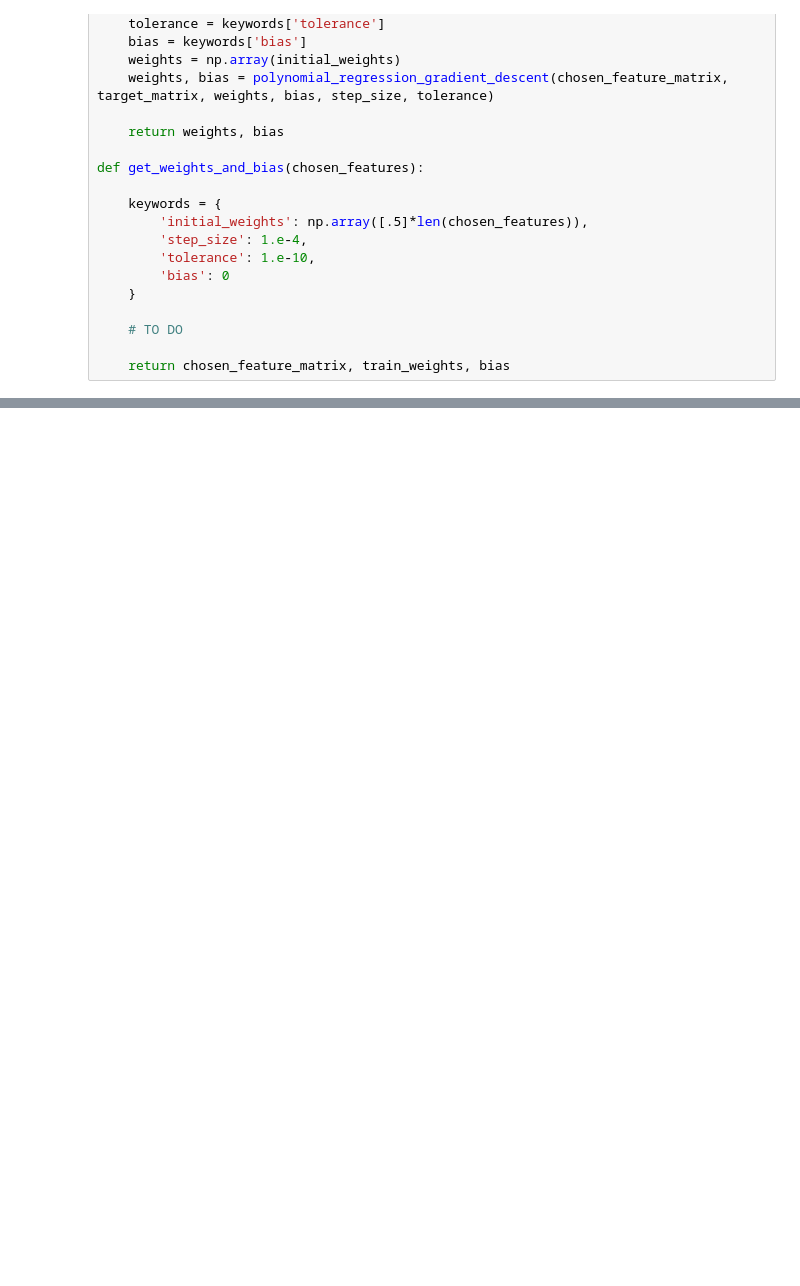
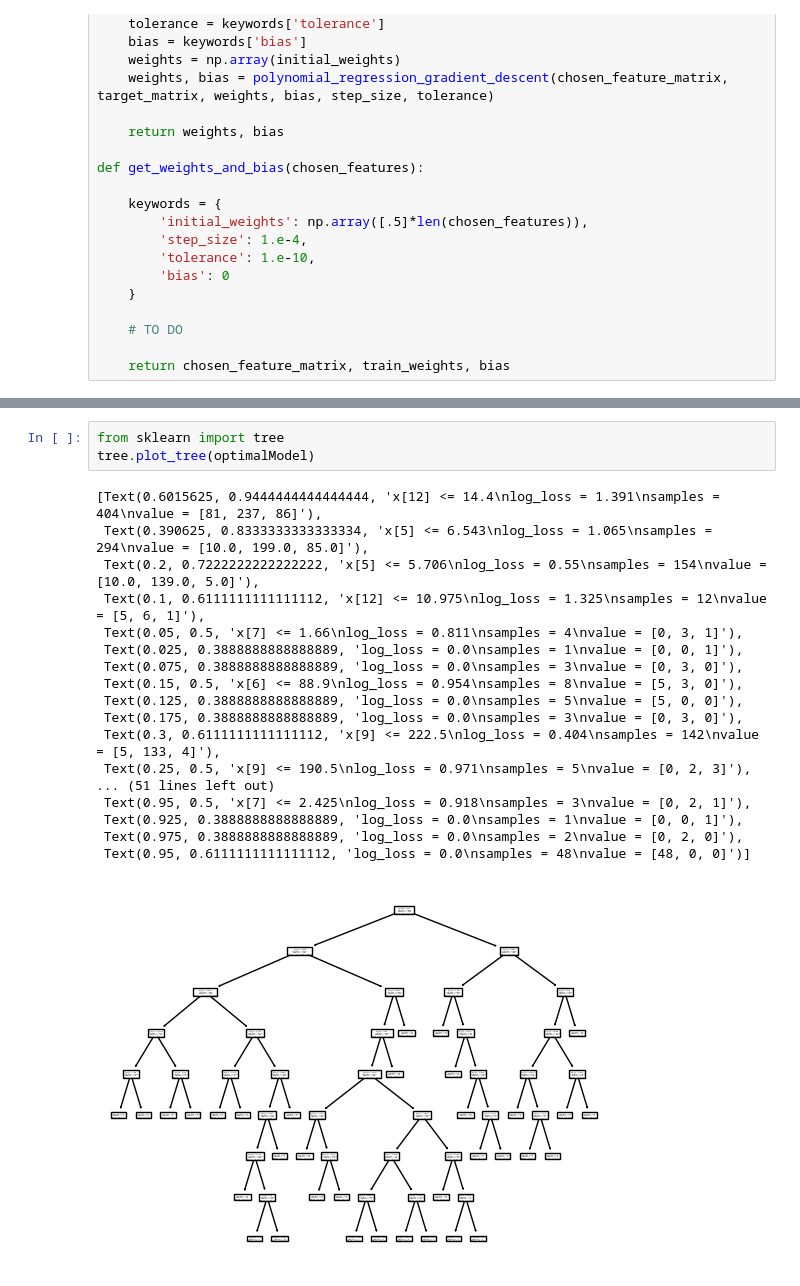
Before and after one commit to javadkavian/AI_Assignments, a Jupyter notebook: A4/CA04_Spring403.ipynb, the cells around one changed output, grey strips where cells are left out. Saved outputs shown, nothing was run; the diff lists cells and outputs as text; blank space fills up the shorter version.

```diff
--- a/A4/CA04_Spring403.ipynb
+++ b/A4/CA04_Spring403.ipynb
@@ -462,0 +522,22 @@ def get_weights_and_bias(chosen_features):
+# %%
+from sklearn import tree
+tree.plot_tree(optimalModel)
+# %% [output]
+[Text(0.6015625, 0.9444444444444444, 'x[12] <= 14.4\nlog_loss = 1.391\nsamples = 404\nvalue = [81, 237, 86]'),
+ Text(0.390625, 0.8333333333333334, 'x[5] <= 6.543\nlog_loss = 1.065\nsamples = 294\nvalue = [10.0, 199.0, 85.0]'),
+ Text(0.2, 0.7222222222222222, 'x[5] <= 5.706\nlog_loss = 0.55\nsamples = 154\nvalue = [10.0, 139.0, 5.0]'),
+ Text(0.1, 0.6111111111111112, 'x[12] <= 10.975\nlog_loss = 1.325\nsamples = 12\nvalue = [5, 6, 1]'),
+ Text(0.05, 0.5, 'x[7] <= 1.66\nlog_loss = 0.811\nsamples = 4\nvalue = [0, 3, 1]'),
+ Text(0.025, 0.3888888888888889, 'log_loss = 0.0\nsamples = 1\nvalue = [0, 0, 1]'),
+ Text(0.075, 0.3888888888888889, 'log_loss = 0.0\nsamples = 3\nvalue = [0, 3, 0]'),
+ Text(0.15, 0.5, 'x[6] <= 88.9\nlog_loss = 0.954\nsamples = 8\nvalue = [5, 3, 0]'),
+ Text(0.125, 0.3888888888888889, 'log_loss = 0.0\nsamples = 5\nvalue = [5, 0, 0]'),
+ Text(0.175, 0.3888888888888889, 'log_loss = 0.0\nsamples = 3\nvalue = [0, 3, 0]'),
+ Text(0.3, 0.6111111111111112, 'x[9] <= 222.5\nlog_loss = 0.404\nsamples = 142\nvalue = [5, 133, 4]'),
+ Text(0.25, 0.5, 'x[9] <= 190.5\nlog_loss = 0.971\nsamples = 5\nvalue = [0, 2, 3]'),
+... (51 lines left out)
+ Text(0.95, 0.5, 'x[7] <= 2.425\nlog_loss = 0.918\nsamples = 3\nvalue = [0, 2, 1]'),
+ Text(0.925, 0.3888888888888889, 'log_loss = 0.0\nsamples = 1\nvalue = [0, 0, 1]'),
+ Text(0.975, 0.3888888888888889, 'log_loss = 0.0\nsamples = 2\nvalue = [0, 2, 0]'),
+ Text(0.95, 0.6111111111111112, 'log_loss = 0.0\nsamples = 48\nvalue = [48, 0, 0]')]
+[figure, added]
```
Also changed, not shown: parts of 25 cells of this notebook.
